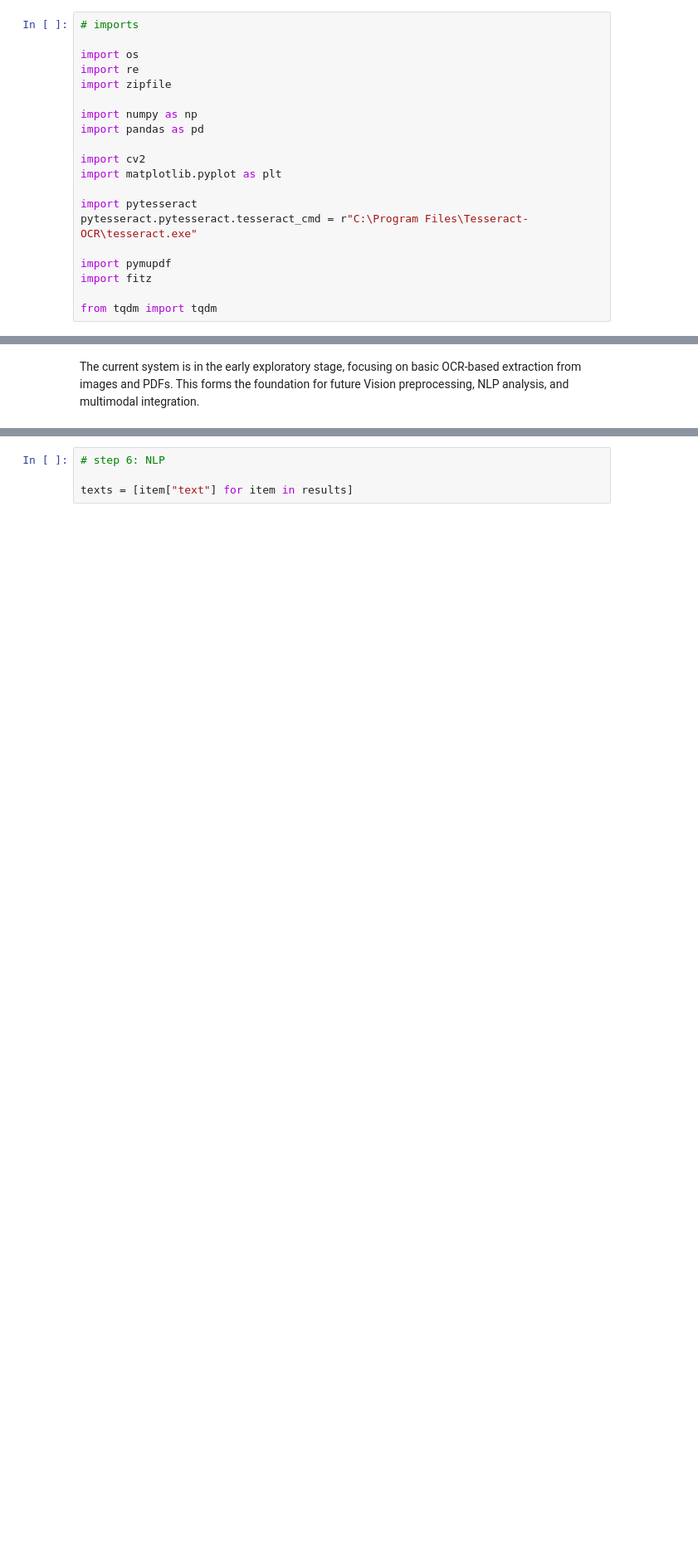
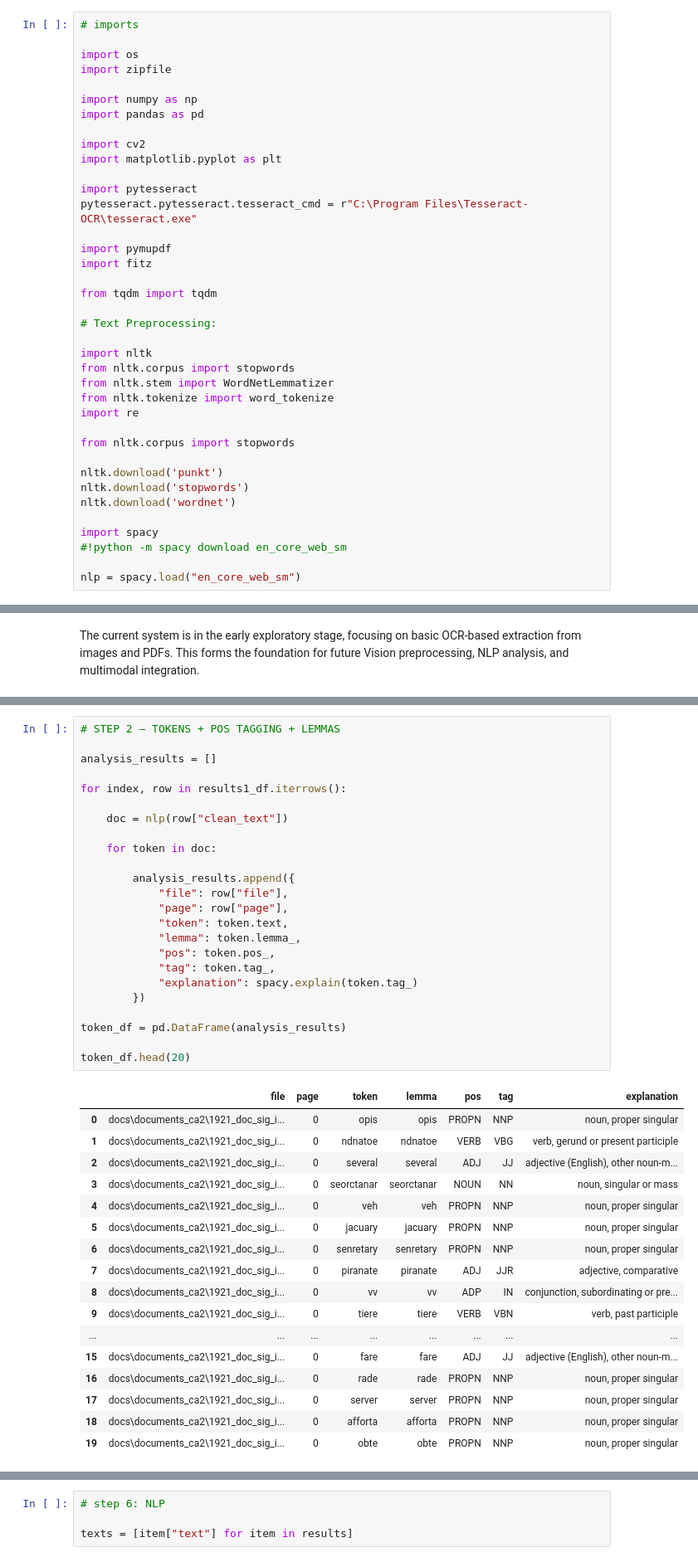
Before and after one commit to ATU-BDAAI/ca2-assignment-research-selvi-datascience, a Jupyter notebook: CA2_Template.ipynb, the cells around one changed output, grey strips where cells are left out. Shown at 83% size. Drawn from its saved outputs; the diff is of its cells as text; blank space fills up the shorter version.

```diff
--- a/CA2_Template.ipynb
+++ b/CA2_Template.ipynb
@@ -42,7 +52,6 @@ with open("requirements.txt", "w") as f:
 # imports
 
 import os
-import re
 import zipfile
 
 import numpy as np
@@ -58,3 +67,22 @@ import pymupdf
 import fitz
 
 from tqdm import tqdm
+
+# Text Preprocessing:
+
+import nltk
+from nltk.corpus import stopwords
+from nltk.stem import WordNetLemmatizer
+from nltk.tokenize import word_tokenize
+import re
+
+from nltk.corpus import stopwords
+
+nltk.download('punkt')
+nltk.download('stopwords')
+nltk.download('wordnet')
+
+import spacy
+#!python -m spacy download en_core_web_sm
+
+nlp = spacy.load("en_core_web_sm")
@@ -317,0 +411,42 @@ The dataset used in this task is a heterogeneous multi-modal document collection
+# %%
+# STEP 2 — TOKENS + POS TAGGING + LEMMAS
+
+analysis_results = []
+
+for index, row in results1_df.iterrows():
+
+    doc = nlp(row["clean_text"])
+
+    for token in doc:
+
+        analysis_results.append({
+            "file": row["file"],
+            "page": row["page"],
+            "token": token.text,
+            "lemma": token.lemma_,
+            "pos": token.pos_,
+            "tag": token.tag_,
+            "explanation": spacy.explain(token.tag_)
+        })
+
+token_df = pd.DataFrame(analysis_results)
+
+token_df.head(20)
+# %% [output]
+|  | file | page | token | lemma | pos | tag | explanation |
+| 0 | docs\documents_ca2\1921_doc_sig_i... | 0 | opis | opis | PROPN | NNP | noun, proper singular |
+| 1 | docs\documents_ca2\1921_doc_sig_i... | 0 | ndnatoe | ndnatoe | VERB | VBG | verb, gerund or present participle |
+| 2 | docs\documents_ca2\1921_doc_sig_i... | 0 | several | several | ADJ | JJ | adjective (English), other noun-m... |
+| 3 | docs\documents_ca2\1921_doc_sig_i... | 0 | seorctanar | seorctanar | NOUN | NN | noun, singular or mass |
+| 4 | docs\documents_ca2\1921_doc_sig_i... | 0 | veh | veh | PROPN | NNP | noun, proper singular |
+| 5 | docs\documents_ca2\1921_doc_sig_i... | 0 | jacuary | jacuary | PROPN | NNP | noun, proper singular |
+| 6 | docs\documents_ca2\1921_doc_sig_i... | 0 | senretary | senretary | PROPN | NNP | noun, proper singular |
+| 7 | docs\documents_ca2\1921_doc_sig_i... | 0 | piranate | piranate | ADJ | JJR | adjective, comparative |
+| 8 | docs\documents_ca2\1921_doc_sig_i... | 0 | vv | vv | ADP | IN | conjunction, subordinating or pre... |
+| 9 | docs\documents_ca2\1921_doc_sig_i... | 0 | tiere | tiere | VERB | VBN | verb, past participle |
+| ... | ... | ... | ... | ... | ... | ... | ... |
+| 15 | docs\documents_ca2\1921_doc_sig_i... | 0 | fare | fare | ADJ | JJ | adjective (English), other noun-m... |
+| 16 | docs\documents_ca2\1921_doc_sig_i... | 0 | rade | rade | PROPN | NNP | noun, proper singular |
+| 17 | docs\documents_ca2\1921_doc_sig_i... | 0 | server | server | PROPN | NNP | noun, proper singular |
+| 18 | docs\documents_ca2\1921_doc_sig_i... | 0 | afforta | afforta | PROPN | NNP | noun, proper singular |
+| 19 | docs\documents_ca2\1921_doc_sig_i... | 0 | obte | obte | PROPN | NNP | noun, proper singular |
```
Also changed, not shown: parts of 50 cells of this notebook.
